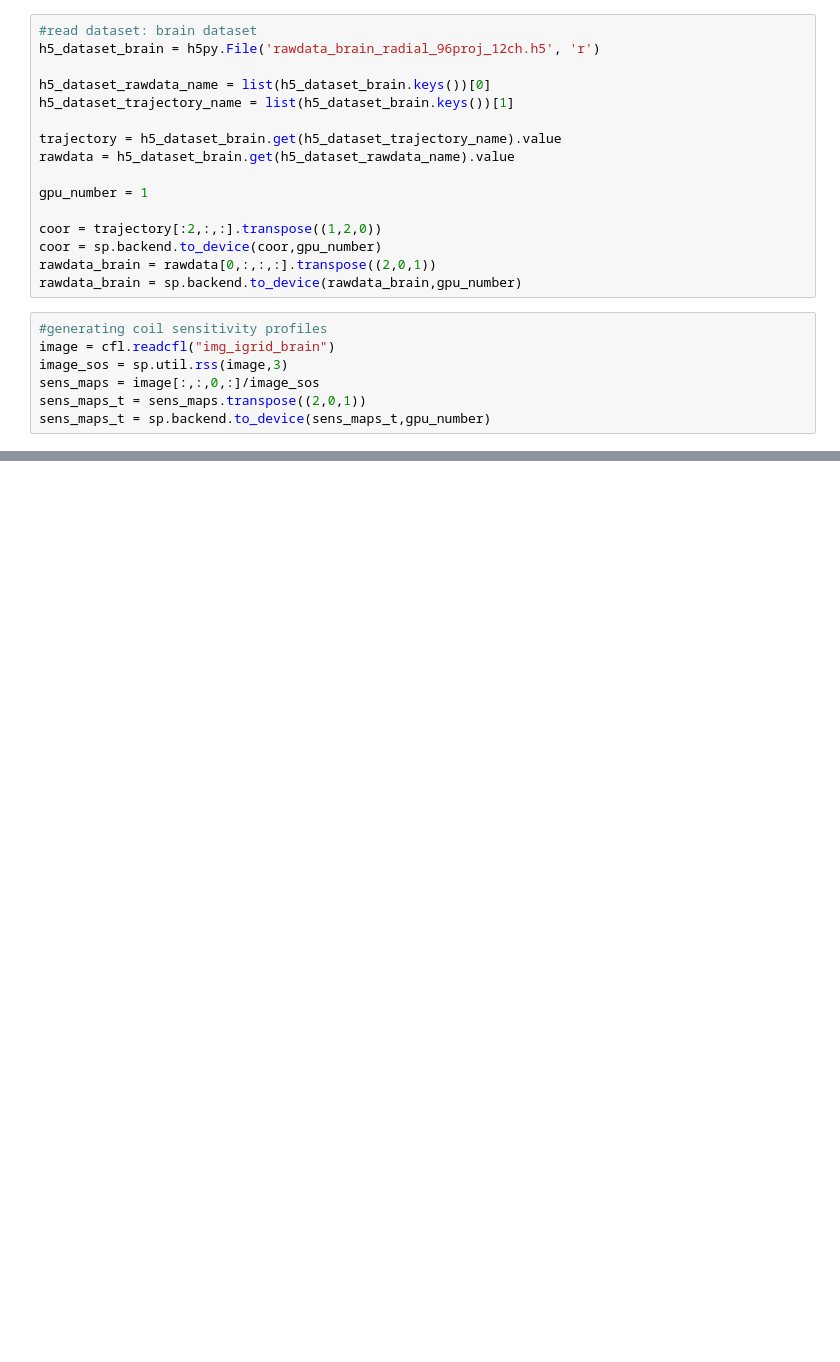
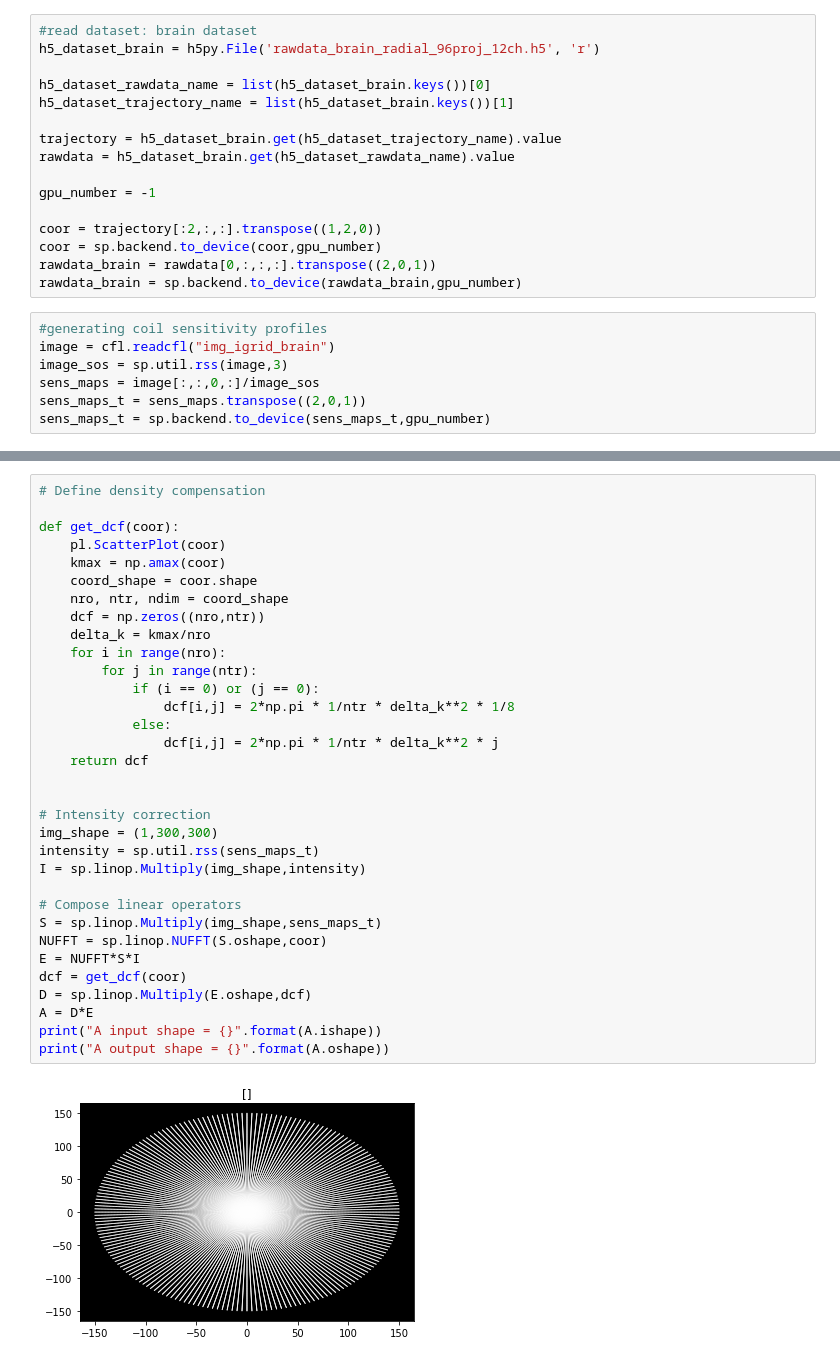
Before and after one commit to KeWang0622/rrsg_challenge_sigpy, a Jupyter notebook: rrsg_challenge/rrsg_ReproduceFigures.ipynb, the cells around one changed output, grey strips where cells are left out. Saved outputs shown, nothing was run; the diff lists cells and outputs as text; blank space fills up the shorter version.

```diff
--- a/rrsg_challenge/rrsg_ReproduceFigures.ipynb
+++ b/rrsg_challenge/rrsg_ReproduceFigures.ipynb
@@ -33,7 +33,7 @@ h5_dataset_trajectory_name = list(h5_dataset_brain.keys())[1]
 trajectory = h5_dataset_brain.get(h5_dataset_trajectory_name).value
 rawdata = h5_dataset_brain.get(h5_dataset_rawdata_name).value
 
-gpu_number = 1
+gpu_number = -1
 
 coor = trajectory[:2,:,:].transpose((1,2,0))
 coor = sp.backend.to_device(coor,gpu_number)
@@ -121,0 +204,35 @@ class LinearLeastSquares_ref(sp.app.LinearLeastSquares):
+# %%
+# Define density compensation
+
+def get_dcf(coor):
+    pl.ScatterPlot(coor)
+    kmax = np.amax(coor)
+    coord_shape = coor.shape
+    nro, ntr, ndim = coord_shape
+    dcf = np.zeros((nro,ntr))
+    delta_k = kmax/nro
+    for i in range(nro):
+        for j in range(ntr):
+            if (i == 0) or (j == 0):
+                dcf[i,j] = 2*np.pi * 1/ntr * delta_k**2 * 1/8
+            else:
+                dcf[i,j] = 2*np.pi * 1/ntr * delta_k**2 * j
+    return dcf
+
+
+# Intensity correction
+img_shape = (1,300,300)
+intensity = sp.util.rss(sens_maps_t)
+I = sp.linop.Multiply(img_shape,intensity)
+
+# Compose linear operators
+S = sp.linop.Multiply(img_shape,sens_maps_t)
+NUFFT = sp.linop.NUFFT(S.oshape,coor)
+E = NUFFT*S*I
+dcf = get_dcf(coor)
+D = sp.linop.Multiply(E.oshape,dcf)
+A = D*E
+print("A input shape = {}".format(A.ishape))
+print("A output shape = {}".format(A.oshape))
+# %% [output]
+[figure, added]
```
Also changed, not shown: parts of 9 cells of this notebook, 3 other files.
